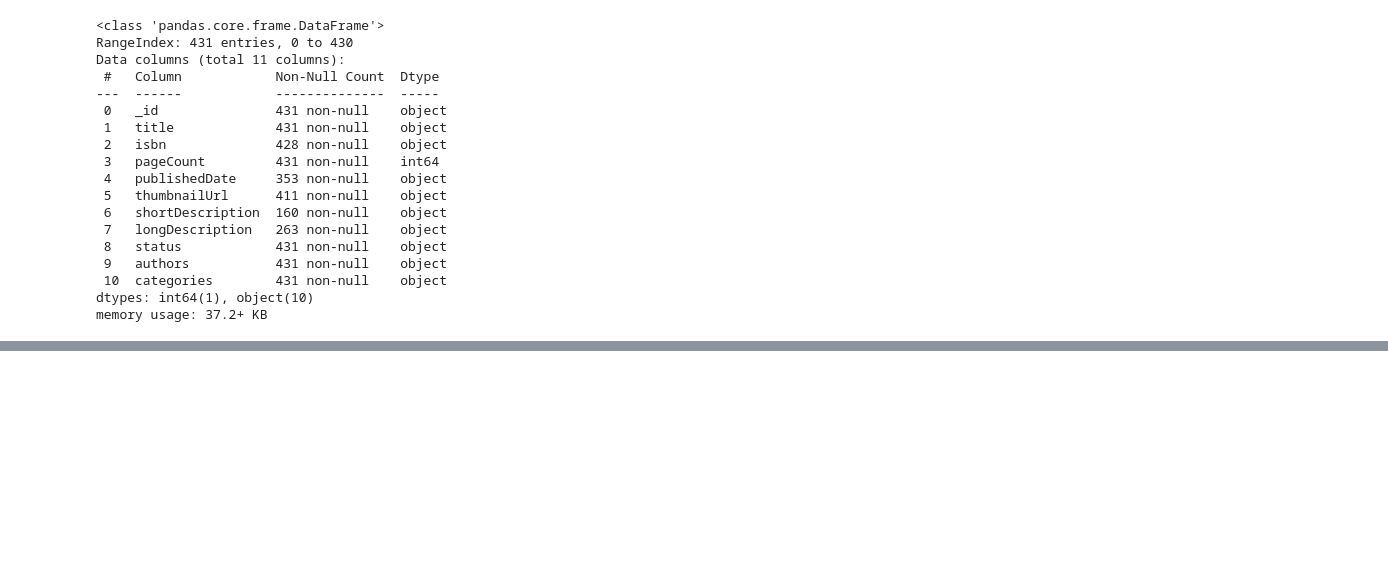
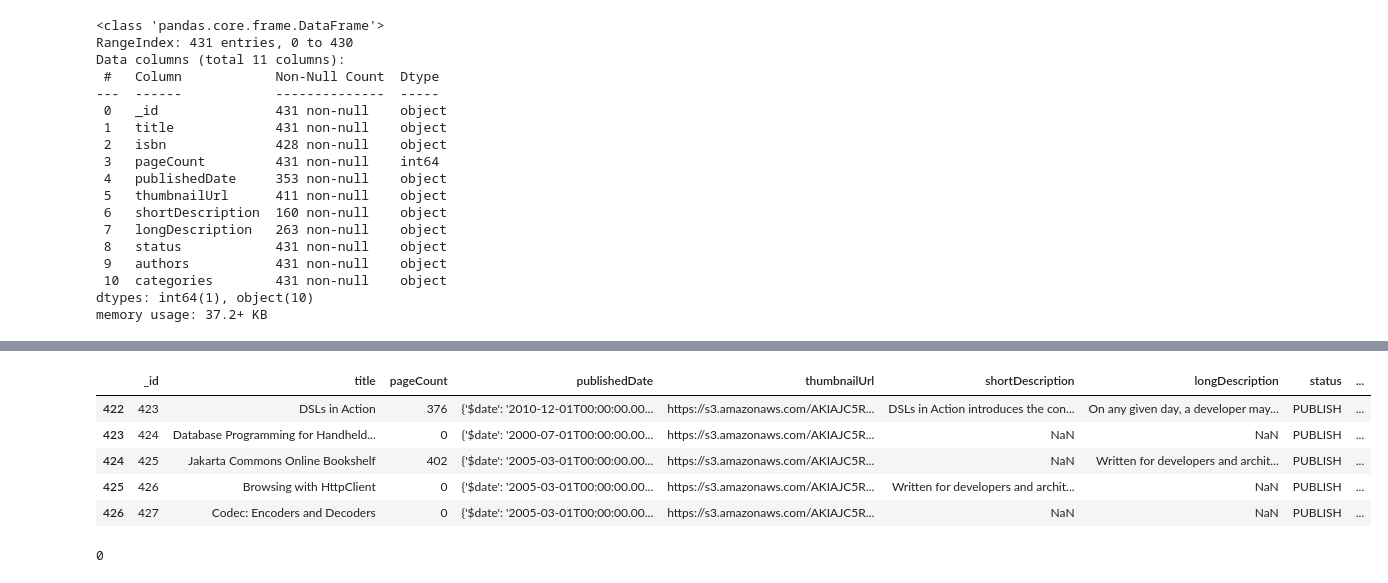
Before and after one commit to Naveen-Karanamu/Books-Data-Analysis, a Jupyter notebook: main.ipynb, the cells around one changed output, grey strips where cells are left out. Drawn from its saved outputs; the diff is of its cells as text; code cells hidden in the pictures; blank space fills up the shorter version.

```diff
--- a/main.ipynb
+++ b/main.ipynb
@@ -105,0 +396,2 @@ memory usage: 37.2+ KB
+# %%
+df['pageCount']=df['pageCount'].fillna(df['pageCount'].mean())
@@ -105,0 +420,2 @@ memory usage: 37.2+ KB
+# %%
+df['pageCount']=df['pageCount'].astype(int)
@@ -105,0 +442,13 @@ memory usage: 37.2+ KB
+# %%
+df.tail()
+# %% [output]
+|  | _id | title | pageCount | publishedDate | thumbnailUrl | shortDescription | longDescription | status | ... |
+| 422 | 423 | DSLs in Action | 376 | {'$date': '2010-12-01T00:00:00.00... | https://s3.amazonaws.com/AKIAJC5R... | DSLs in Action introduces the con... | On any given day, a developer may... | PUBLISH | ... |
+| 423 | 424 | Database Programming for Handheld... | 0 | {'$date': '2000-07-01T00:00:00.00... | https://s3.amazonaws.com/AKIAJC5R... | NaN | NaN | PUBLISH | ... |
+| 424 | 425 | Jakarta Commons Online Bookshelf | 402 | {'$date': '2005-03-01T00:00:00.00... | https://s3.amazonaws.com/AKIAJC5R... | NaN | Written for developers and archit... | PUBLISH | ... |
+| 425 | 426 | Browsing with HttpClient | 0 | {'$date': '2005-03-01T00:00:00.00... | https://s3.amazonaws.com/AKIAJC5R... | Written for developers and archit... | NaN | PUBLISH | ... |
+| 426 | 427 | Codec: Encoders and Decoders | 0 | {'$date': '2005-03-01T00:00:00.00... | https://s3.amazonaws.com/AKIAJC5R... | NaN | NaN | PUBLISH | ... |
+# %%
+df['pageCount'].isna().sum()
+# %% [output]
+0
```
Also changed, not shown: parts of 38 cells of this notebook.
